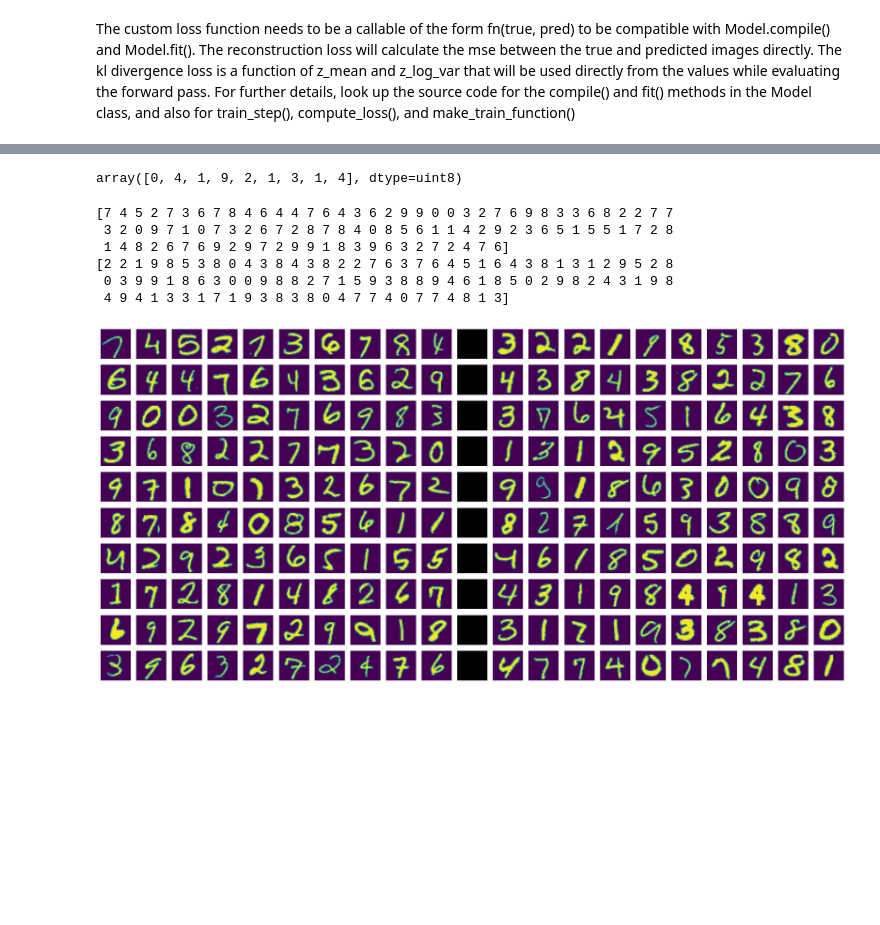
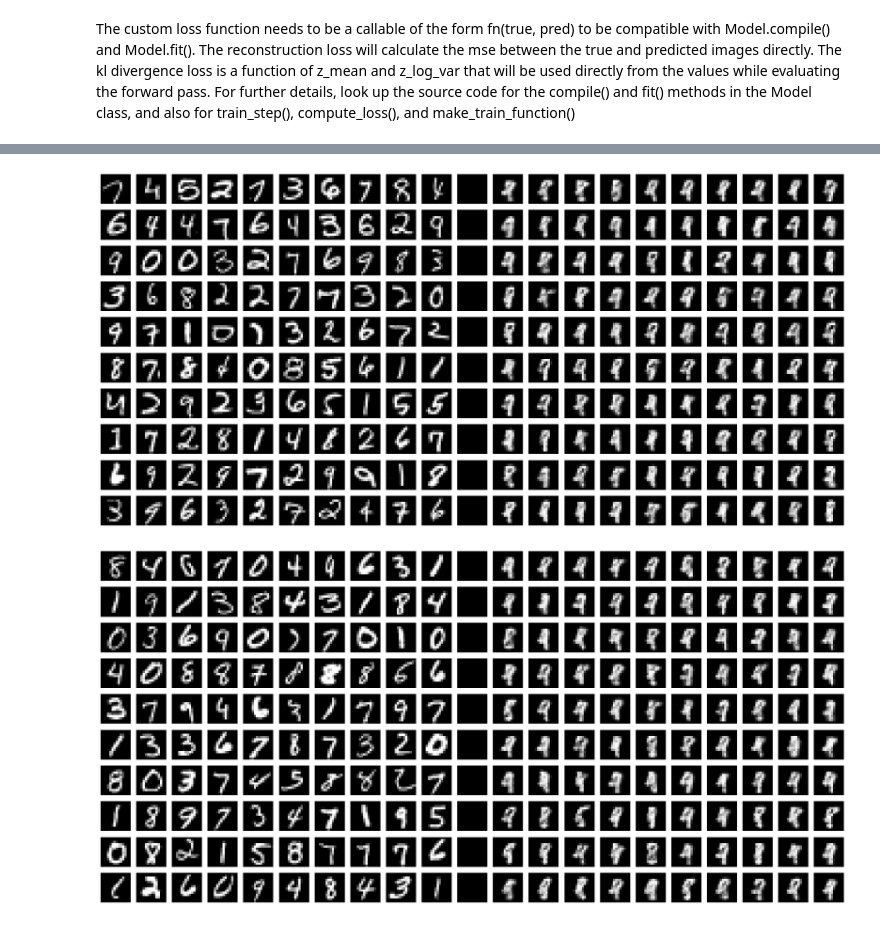
Before and after one commit to AtSourav/Beta-VAE-on-MNIST, a Jupyter notebook: temp.ipynb, the cells around one changed output, grey strips where cells are left out. Saved outputs shown, nothing was run; the diff lists cells and outputs as text; code cells hidden in the pictures; blank space fills up the shorter version.

Commit message:
Trying to overfit for reconstruction without using tinkering with beta

```diff
--- a/temp.ipynb
+++ b/temp.ipynb
@@ -14,7 +14,7 @@ import os
 import matplotlib.pyplot as plt
 # %%
 input_size = (14,14,1)
-latent_dim = 8
+latent_dim = 10
 batch_size = 64
 # %%
 (img_train, tg_train), (img_valid, tg_valid) = mnist.load_data()
@@ -47,7 +45,7 @@ print(img_valid.shape)
 (60000, 14, 14, 1)
 (10000, 14, 14, 1)
 # %%
-l2_reg = keras.regularizers.L2(l2=0.01)
+l2_reg = keras.regularizers.L2(l2=0.001)
 # %%
 encoder_input = keras.Input(shape=input_size)
 
@@ -287,37 +287,54 @@ plot_latent_space(n=9,scale = 1,figsize=9,slice_ax=(0,1,4,7,2))
-# %%
-tg_train[1:10]
-# %% [output]
-array([0, 4, 1, 9, 2, 1, 3, 1, 4], dtype=uint8)
 # %%
 np.random.seed(111)
 
 tr_tg_indices = np.random.randint(0,60000,size = 100)
-va_tg_indices = np.random.randint(0,10000,size = 100)
-print(tg_train[tr_tg_indices])
-print(tg_valid[va_tg_indices])
+img_train_sample = tf.convert_to_tensor(np.array(img_train)[tr_tg_indices])
+_,_,z_train_sample = encoder(img_train_sample)
+img_recon_train = decoder(z_train_sample)
 
-digits = plt.figure(figsize=(21,10))    # we leave one column of difference between the 10x10 grid of training images and 10x10 of validation images
+digits_train_recon = plt.figure(figsize=(21,10))    # we leave one column of difference between the 10x10 grid of training images and 10x10 of validation images
                                         # it's weird that the order of axes in figsize is the opposite to that in add_subplot
 for i in range(210):
-  digits.add_subplot(10,21,i+1)
+  digits_train_recon.add_subplot(10,21,i+1)
   j = int(np.floor(i/21))
   if (i%21) <10:
     img = img_train[tr_tg_indices[j*10 + (i%21)]]
-    plt.imshow(img)
+    plt.imshow(img, cmap='gray')
     plt.axis('off')
   elif (i%21)==10:
     img = np.ones((14,14,1))
     plt.imshow(img, cmap='gray')
     plt.axis('off')
   else:
-    img = img_valid[va_tg_indices[j*10 + (i%21) - 12]]
-    plt.imshow(img)
+    img = img_recon_train[j*10 + (i%21) - 12]
+    plt.imshow(img, cmap='gray')
     plt.axis('off')
 # %% [output]
-[7 4 5 2 7 3 6 7 8 4 6 4 4 7 6 4 3 6 2 9 9 0 0 3 2 7 6 9 8 3 3 6 8 2 2 7 7
- 3 2 0 9 7 1 0 7 3 2 6 7 2 8 7 8 4 0 8 5 6 1 1 4 2 9 2 3 6 5 1 5 5 1 7 2 8
- 1 4 8 2 6 7 6 9 2 9 7 2 9 9 1 8 3 9 6 3 2 7 2 4 7 6]
-[2 2 1 9 8 5 3 8 0 4 3 8 4 3 8 2 2 7 6 3 7 6 4 5 1 6 4 3 8 1 3 1 2 9 5 2 8
- 0 3 9 9 1 8 6 3 0 0 9 8 8 2 7 1 5 9 3 8 8 9 4 6 1 8 5 0 2 9 8 2 4 3 1 9 8
- 4 9 4 1 3 3 1 7 1 9 3 8 3 8 0 4 7 7 4 0 7 7 4 8 1 3]
-[figure, old version]
+[figure, new version]
+# %%
+np.random.seed(14)
+
+va_tg_indices = np.random.randint(0,10000,size = 100)
+img_valid_sample = tf.convert_to_tensor(np.array(img_valid)[va_tg_indices])
+_,_,z_valid_sample = encoder(img_valid_sample)
+img_recon_valid = decoder(z_valid_sample)
+
+digits_valid_recon = plt.figure(figsize=(21,10))
+
+for i in range(210):
+  digits_valid_recon.add_subplot(10,21,i+1)
+  j = int(np.floor(i/21))
+  if (i%21) <10:
+    img = img_valid[va_tg_indices[j*10 + (i%21)]]
+    plt.imshow(img, cmap='gray')
+    plt.axis('off')
+  elif (i%21)==10:
+    img = np.ones((14,14,1))
+    plt.imshow(img, cmap='gray')
+    plt.axis('off')
+  else:
+    img = img_recon_valid[j*10 + (i%21) - 12]
+    plt.imshow(img, cmap='gray')
+    plt.axis('off')
+# %% [output]
+[figure, added]
```
Also changed, not shown: parts of 12 cells of this notebook.
